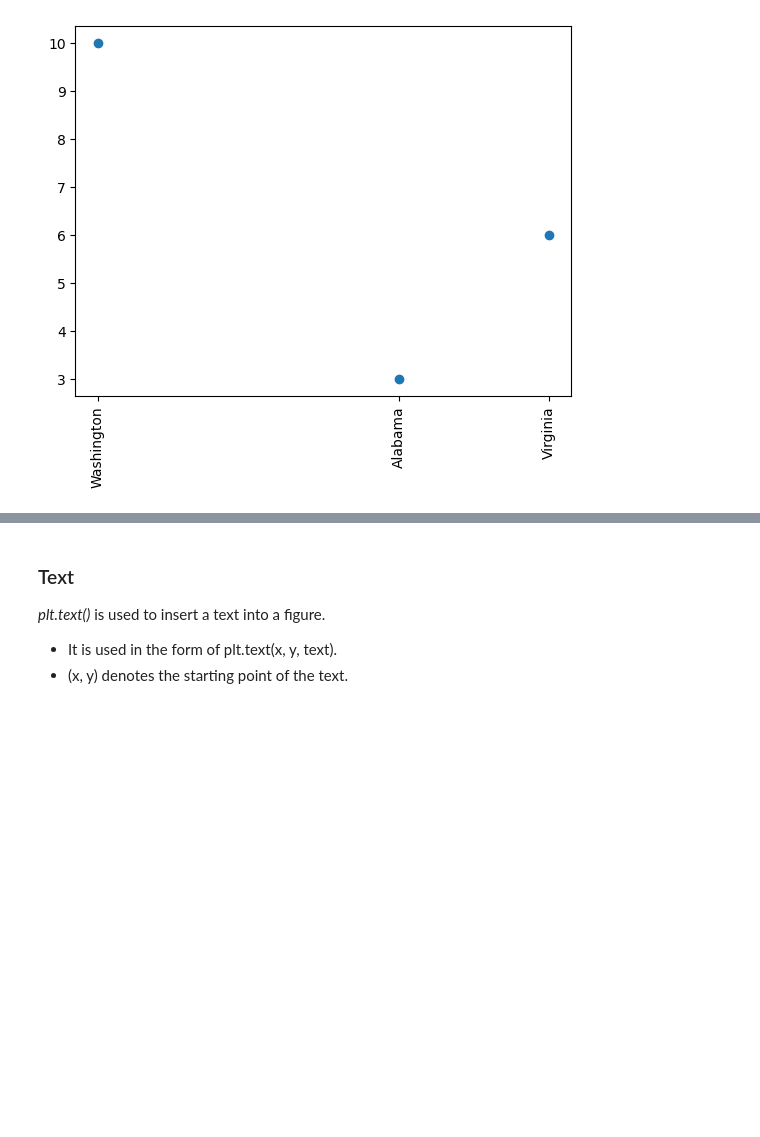
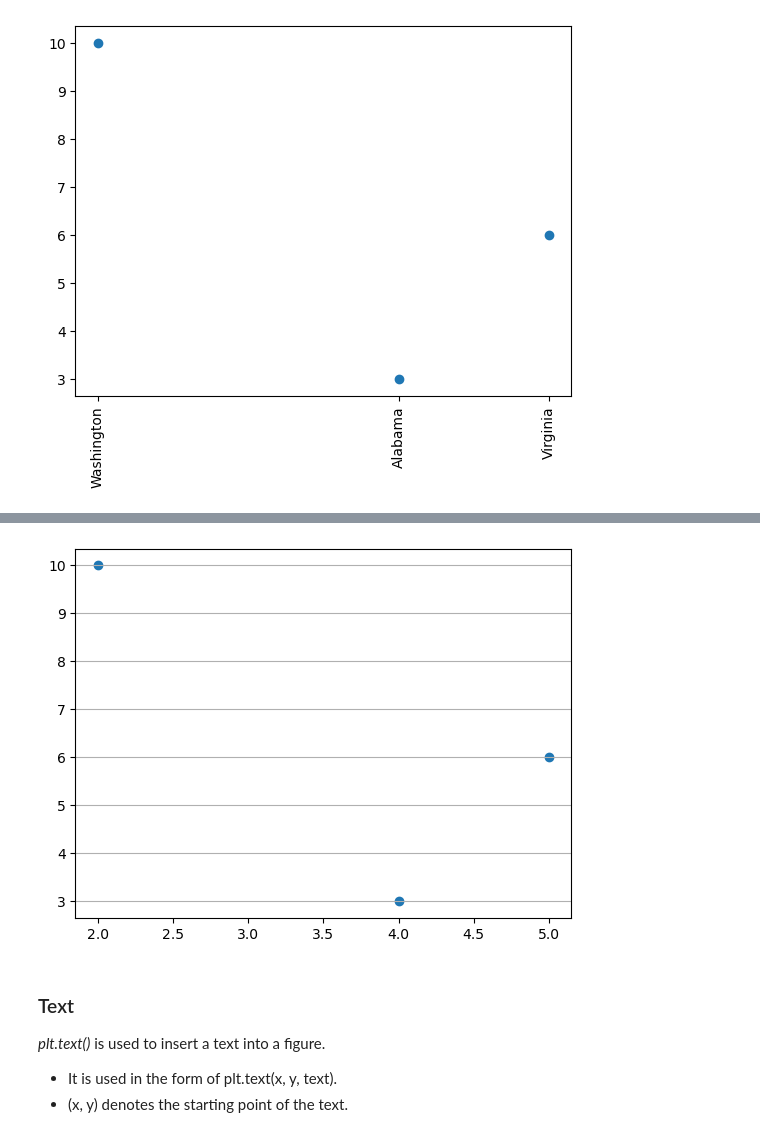
Before and after one commit to datasmp/datasmp.github.io, a Jupyter notebook: _sources/visualization.ipynb, the cells around one changed output, grey strips where cells are left out. Saved outputs shown, nothing was run; the diff lists cells and outputs as text; code cells hidden in the pictures; blank space fills up the shorter version.

```diff
--- a/_sources/visualization.ipynb
+++ b/_sources/visualization.ipynb
@@ -144,3 +160,8 @@ plt.xticks([2,4,5], ['Washington', 'Alabama','Virginia'], rotation=90);
+# %%
+plt.scatter([2,4,5],[10,3,6])
+plt.grid(axis='y')
+# %% [output]
+[figure, added]
 # %% [markdown]
 ### Text
 *plt.text()* is used to insert a text into a figure.
```
Also changed, not shown: parts of 3 cells of this notebook, 16 other files.
